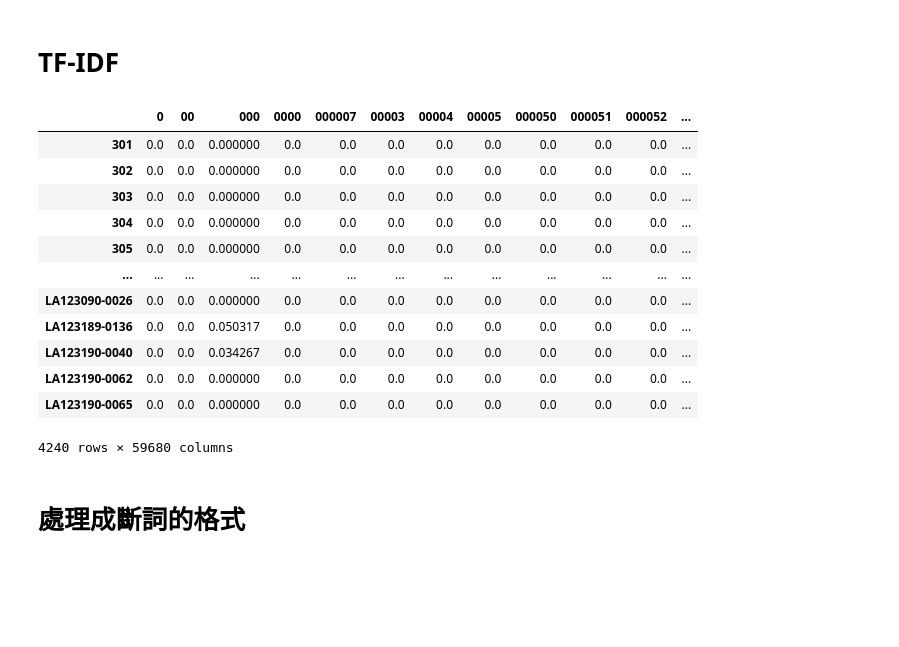
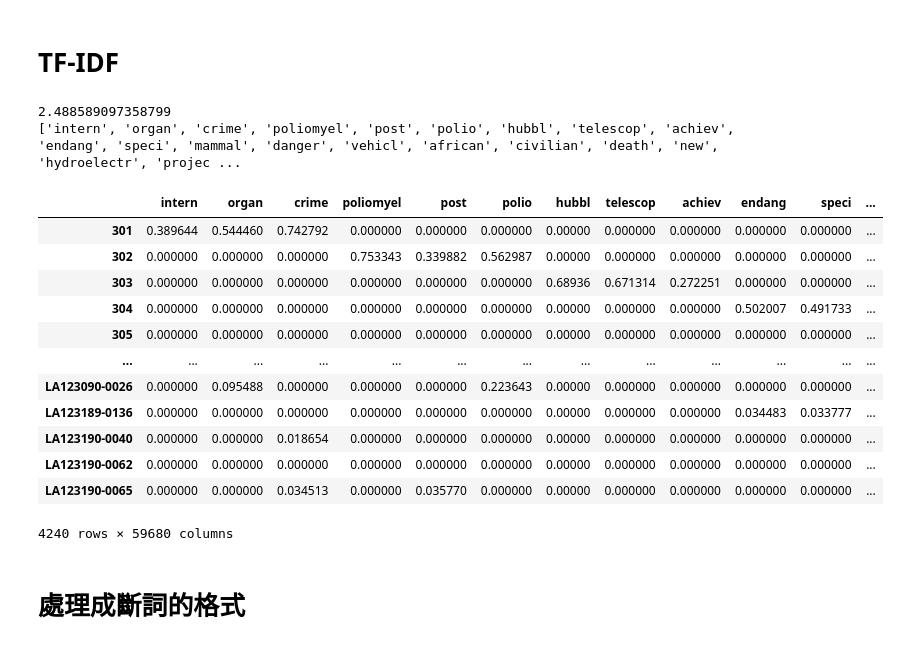
Before and after one commit to Mouthhan/TF-IDF, a Jupyter notebook: 2020IR_HW1.ipynb, the cells around one changed output. Saved outputs shown, nothing was run; the diff lists cells and outputs as text; code cells hidden in the pictures; blank space fills up the shorter version.

```diff
--- a/2020IR_HW1.ipynb
+++ b/2020IR_HW1.ipynb
@@ -95,29 +95,3 @@ print(len(all_doc))
 4190
 # %% [markdown]
 # **TF-IDF**
-# %%
-## norm 用L2正則化 smooth_idf表示分子分母都加1那個 stop_word用none
-all_content = []
-vectorizer = TfidfVectorizer(sublinear_tf = True,stop_words = None,token_pattern="(?u)\\b\\w+\\b", smooth_idf=True, norm='l2')
-for i in range(len(all_query)):
-  all_content.append(all_query[i][0])
-for i in range(len(all_doc)):
-  all_content.append(all_doc[i][0])
-tfidf = vectorizer.fit_transform(all_content)
-
-df_tfidf = pd.DataFrame(tfidf.toarray(),columns=vectorizer.get_feature_names(), index=(query_list+doc_list))
-df_tfidf
-# %% [output]
-|  | 0 | 00 | 000 | 0000 | 000007 | 00003 | 00004 | 00005 | 000050 | 000051 | 000052 | ... |
-| 301 | 0.0 | 0.0 | 0.000000 | 0.0 | 0.0 | 0.0 | 0.0 | 0.0 | 0.0 | 0.0 | 0.0 | ... |
-| 302 | 0.0 | 0.0 | 0.000000 | 0.0 | 0.0 | 0.0 | 0.0 | 0.0 | 0.0 | 0.0 | 0.0 | ... |
-| 303 | 0.0 | 0.0 | 0.000000 | 0.0 | 0.0 | 0.0 | 0.0 | 0.0 | 0.0 | 0.0 | 0.0 | ... |
-| 304 | 0.0 | 0.0 | 0.000000 | 0.0 | 0.0 | 0.0 | 0.0 | 0.0 | 0.0 | 0.0 | 0.0 | ... |
-| 305 | 0.0 | 0.0 | 0.000000 | 0.0 | 0.0 | 0.0 | 0.0 | 0.0 | 0.0 | 0.0 | 0.0 | ... |
-| ... | ... | ... | ... | ... | ... | ... | ... | ... | ... | ... | ... | ... |
-| LA123090-0026 | 0.0 | 0.0 | 0.000000 | 0.0 | 0.0 | 0.0 | 0.0 | 0.0 | 0.0 | 0.0 | 0.0 | ... |
-| LA123189-0136 | 0.0 | 0.0 | 0.050317 | 0.0 | 0.0 | 0.0 | 0.0 | 0.0 | 0.0 | 0.0 | 0.0 | ... |
-| LA123190-0040 | 0.0 | 0.0 | 0.034267 | 0.0 | 0.0 | 0.0 | 0.0 | 0.0 | 0.0 | 0.0 | 0.0 | ... |
-| LA123190-0062 | 0.0 | 0.0 | 0.000000 | 0.0 | 0.0 | 0.0 | 0.0 | 0.0 | 0.0 | 0.0 | 0.0 | ... |
-| LA123190-0065 | 0.0 | 0.0 | 0.000000 | 0.0 | 0.0 | 0.0 | 0.0 | 0.0 | 0.0 | 0.0 | 0.0 | ... |
-4240 rows × 59680 columns
@@ -124,3 +144,25 @@ df_tfidf
+# %%
+## 所有文檔 包括query跟doc
+all_input = all_query+all_doc
+result_score,column_name = my_tfidf(all_input)
+df_tfidf = pd.DataFrame(result_score,columns=column_name, index=(query_list+doc_list)) ##弄成dataframe
+df_tfidf
+# %% [output]
+2.488589097358799
+['intern', 'organ', 'crime', 'poliomyel', 'post', 'polio', 'hubbl', 'telescop', 'achiev', 'endang', 'speci', 'mammal', 'danger', 'vehicl', 'african', 'civilian', 'death', 'new', 'hydroelectr', 'projec ...
+|  | intern | organ | crime | poliomyel | post | polio | hubbl | telescop | achiev | endang | speci | ... |
+| 301 | 0.389644 | 0.544460 | 0.742792 | 0.000000 | 0.000000 | 0.000000 | 0.00000 | 0.000000 | 0.000000 | 0.000000 | 0.000000 | ... |
+| 302 | 0.000000 | 0.000000 | 0.000000 | 0.753343 | 0.339882 | 0.562987 | 0.00000 | 0.000000 | 0.000000 | 0.000000 | 0.000000 | ... |
+| 303 | 0.000000 | 0.000000 | 0.000000 | 0.000000 | 0.000000 | 0.000000 | 0.68936 | 0.671314 | 0.272251 | 0.000000 | 0.000000 | ... |
+| 304 | 0.000000 | 0.000000 | 0.000000 | 0.000000 | 0.000000 | 0.000000 | 0.00000 | 0.000000 | 0.000000 | 0.502007 | 0.491733 | ... |
+| 305 | 0.000000 | 0.000000 | 0.000000 | 0.000000 | 0.000000 | 0.000000 | 0.00000 | 0.000000 | 0.000000 | 0.000000 | 0.000000 | ... |
+| ... | ... | ... | ... | ... | ... | ... | ... | ... | ... | ... | ... | ... |
+| LA123090-0026 | 0.000000 | 0.095488 | 0.000000 | 0.000000 | 0.000000 | 0.223643 | 0.00000 | 0.000000 | 0.000000 | 0.000000 | 0.000000 | ... |
+| LA123189-0136 | 0.000000 | 0.000000 | 0.000000 | 0.000000 | 0.000000 | 0.000000 | 0.00000 | 0.000000 | 0.000000 | 0.034483 | 0.033777 | ... |
+| LA123190-0040 | 0.000000 | 0.000000 | 0.018654 | 0.000000 | 0.000000 | 0.000000 | 0.00000 | 0.000000 | 0.000000 | 0.000000 | 0.000000 | ... |
+| LA123190-0062 | 0.000000 | 0.000000 | 0.000000 | 0.000000 | 0.000000 | 0.000000 | 0.00000 | 0.000000 | 0.000000 | 0.000000 | 0.000000 | ... |
+| LA123190-0065 | 0.000000 | 0.000000 | 0.034513 | 0.000000 | 0.035770 | 0.000000 | 0.00000 | 0.000000 | 0.000000 | 0.000000 | 0.000000 | ... |
+4240 rows × 59680 columns
 # %% [markdown]
 # **處理成斷詞的格式**
 # %%
```
Also changed, not shown: parts of 9 cells of this notebook.
